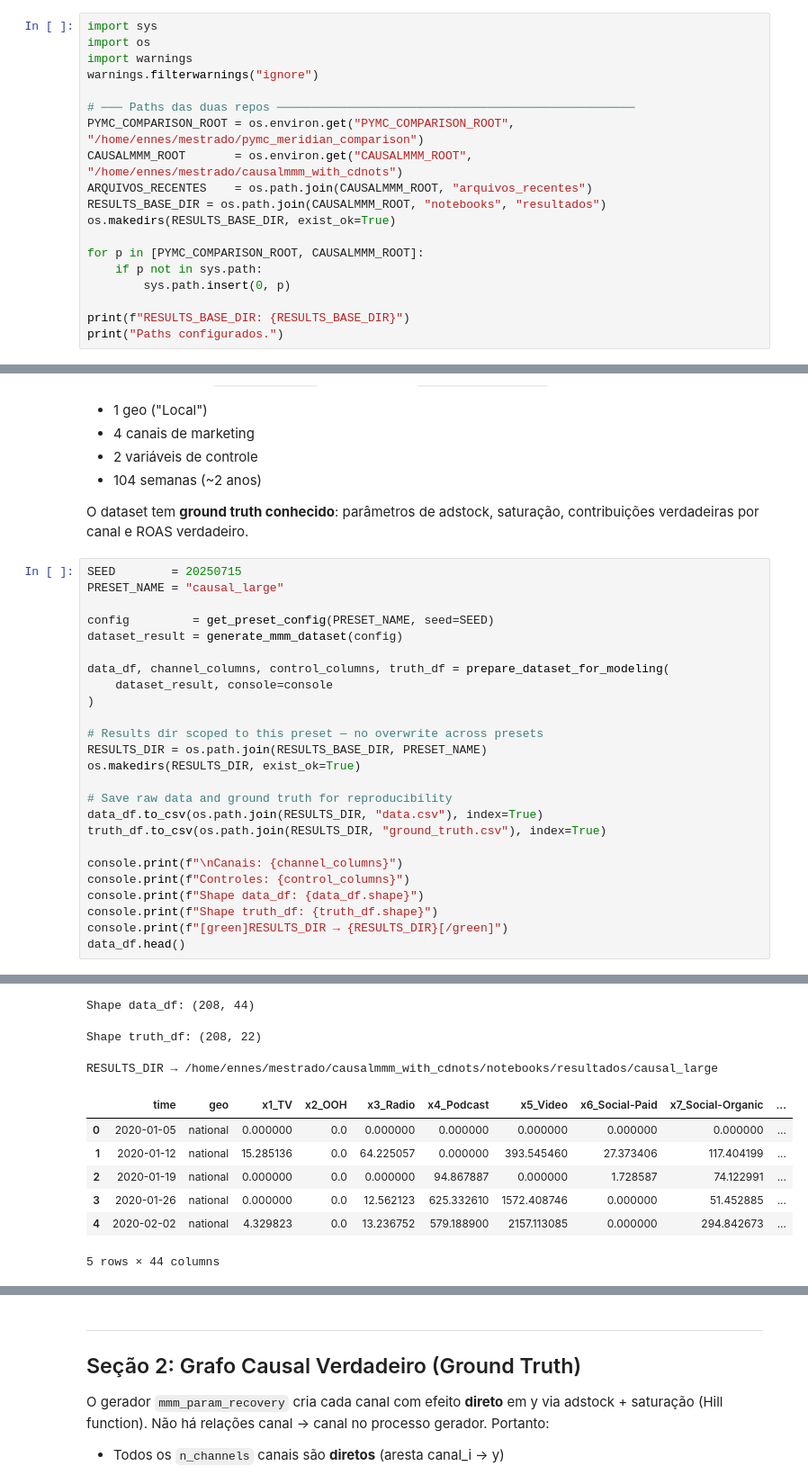
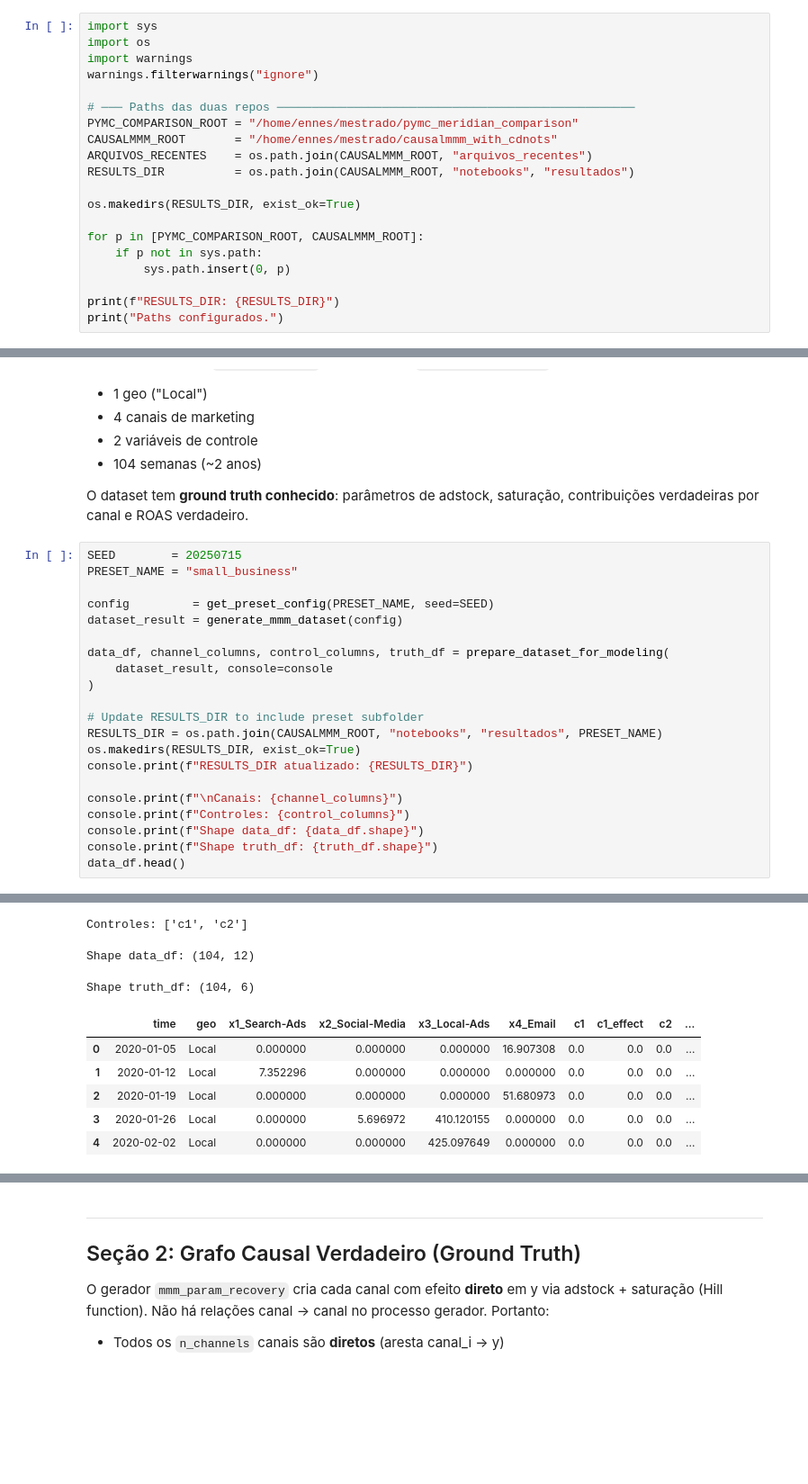
Before and after one commit to rafaennes/causalmmm_cdnots, a Jupyter notebook: notebooks/experimento_4bracos.ipynb, the cells around one changed output, grey strips where cells are left out. Shown at 90% size. Drawn from its saved outputs; the diff is of its cells as text; blank space fills up the shorter version.

```diff
--- a/notebooks/experimento_4bracos.ipynb
+++ b/notebooks/experimento_4bracos.ipynb
@@ -123,16 +41,17 @@ import warnings
 warnings.filterwarnings("ignore")
 
 # ─── Paths das duas repos ───────────────────────────────────────────────────
-PYMC_COMPARISON_ROOT = os.environ.get("PYMC_COMPARISON_ROOT", "/home/ennes/mestrado/pymc_meridian_comparison")
-CAUSALMMM_ROOT       = os.environ.get("CAUSALMMM_ROOT",       "/home/ennes/mestrado/causalmmm_with_cdnots")
+PYMC_COMPARISON_ROOT = "/home/ennes/mestrado/pymc_meridian_comparison"
+CAUSALMMM_ROOT       = "/home/ennes/mestrado/causalmmm_with_cdnots"
 ARQUIVOS_RECENTES    = os.path.join(CAUSALMMM_ROOT, "arquivos_recentes")
-RESULTS_BASE_DIR = os.path.join(CAUSALMMM_ROOT, "notebooks", "resultados")
-os.makedirs(RESULTS_BASE_DIR, exist_ok=True)
+RESULTS_DIR          = os.path.join(CAUSALMMM_ROOT, "notebooks", "resultados")
+
+os.makedirs(RESULTS_DIR, exist_ok=True)
 
 for p in [PYMC_COMPARISON_ROOT, CAUSALMMM_ROOT]:
     if p not in sys.path:
         sys.path.insert(0, p)
 
-print(f"RESULTS_BASE_DIR: {RESULTS_BASE_DIR}")
+print(f"RESULTS_DIR: {RESULTS_DIR}")
 print("Paths configurados.")
 # %% [output]
@@ -217,7 +143,7 @@ Utilizamos o preset **`small_business`** do framework `mmm_param_recovery`:
 O dataset tem **ground truth conhecido**: parâmetros de adstock, saturação, contribuições verdadeiras por canal e ROAS verdadeiro.
 # %%
 SEED        = 20250715
-PRESET_NAME = "causal_large"
+PRESET_NAME = "small_business"
 
 config         = get_preset_config(PRESET_NAME, seed=SEED)
 dataset_result = generate_mmm_dataset(config)
@@ -226,18 +152,14 @@ data_df, channel_columns, control_columns, truth_df = prepare_dataset_for_modeli
     dataset_result, console=console
 )
 
-# Results dir scoped to this preset — no overwrite across presets
-RESULTS_DIR = os.path.join(RESULTS_BASE_DIR, PRESET_NAME)
+# Update RESULTS_DIR to include preset subfolder
+RESULTS_DIR = os.path.join(CAUSALMMM_ROOT, "notebooks", "resultados", PRESET_NAME)
 os.makedirs(RESULTS_DIR, exist_ok=True)
-
-# Save raw data and ground truth for reproducibility
-data_df.to_csv(os.path.join(RESULTS_DIR, "data.csv"), index=True)
-truth_df.to_csv(os.path.join(RESULTS_DIR, "ground_truth.csv"), index=True)
+console.print(f"RESULTS_DIR atualizado: {RESULTS_DIR}")
 
 console.print(f"\nCanais: {channel_columns}")
 console.print(f"Controles: {control_columns}")
 console.print(f"Shape data_df: {data_df.shape}")
 console.print(f"Shape truth_df: {truth_df.shape}")
-console.print(f"[green]RESULTS_DIR → {RESULTS_DIR}[/green]")
 data_df.head()
 # %% [output]
@@ -255,13 +174,12 @@ Controles: ['c1', 'c2', 'c3', 'c4', 'c5', 'c6', 'c7', 'c8', 'c9', 'c10']
-Shape data_df: (208, 44)
+Controles: ['c1', 'c2']
-Shape truth_df: (208, 22)
+Shape data_df: (104, 12)
-RESULTS_DIR → /home/ennes/mestrado/causalmmm_with_cdnots/notebooks/resultados/causal_large
+Shape truth_df: (104, 6)
-|  | time | geo | x1_TV | x2_OOH | x3_Radio | x4_Podcast | x5_Video | x6_Social-Paid | x7_Social-Organic | ... |
-| 0 | 2020-01-05 | national | 0.000000 | 0.0 | 0.000000 | 0.000000 | 0.000000 | 0.000000 | 0.000000 | ... |
-| 1 | 2020-01-12 | national | 15.285136 | 0.0 | 64.225057 | 0.000000 | 393.545460 | 27.373406 | 117.404199 | ... |
-| 2 | 2020-01-19 | national | 0.000000 | 0.0 | 0.000000 | 94.867887 | 0.000000 | 1.728587 | 74.122991 | ... |
-| 3 | 2020-01-26 | national | 0.000000 | 0.0 | 12.562123 | 625.332610 | 1572.408746 | 0.000000 | 51.452885 | ... |
-| 4 | 2020-02-02 | national | 4.329823 | 0.0 | 13.236752 | 579.188900 | 2157.113085 | 0.000000 | 294.842673 | ... |
+|  | time | geo | x1_Search-Ads | x2_Social-Media | x3_Local-Ads | x4_Email | c1 | c1_effect | c2 | ... |
+| 0 | 2020-01-05 | Local | 0.000000 | 0.000000 | 0.000000 | 16.907308 | 0.0 | 0.0 | 0.0 | ... |
+| 1 | 2020-01-12 | Local | 7.352296 | 0.000000 | 0.000000 | 0.000000 | 0.0 | 0.0 | 0.0 | ... |
+| 2 | 2020-01-19 | Local | 0.000000 | 0.000000 | 0.000000 | 51.680973 | 0.0 | 0.0 | 0.0 | ... |
+| 3 | 2020-01-26 | Local | 0.000000 | 5.696972 | 410.120155 | 0.000000 | 0.0 | 0.0 | 0.0 | ... |
+| 4 | 2020-02-02 | Local | 0.000000 | 0.000000 | 425.097649 | 0.000000 | 0.0 | 0.0 | 0.0 | ... |
-5 rows × 44 columns
 # %%
 # Visualização dos gastos e vendas ao longo do tempo
 fig, axes = plt.subplots(2, 1, figsize=(14, 7), sharex=True)
```
Also changed, not shown: parts of 30 cells of this notebook, 7 other files.
